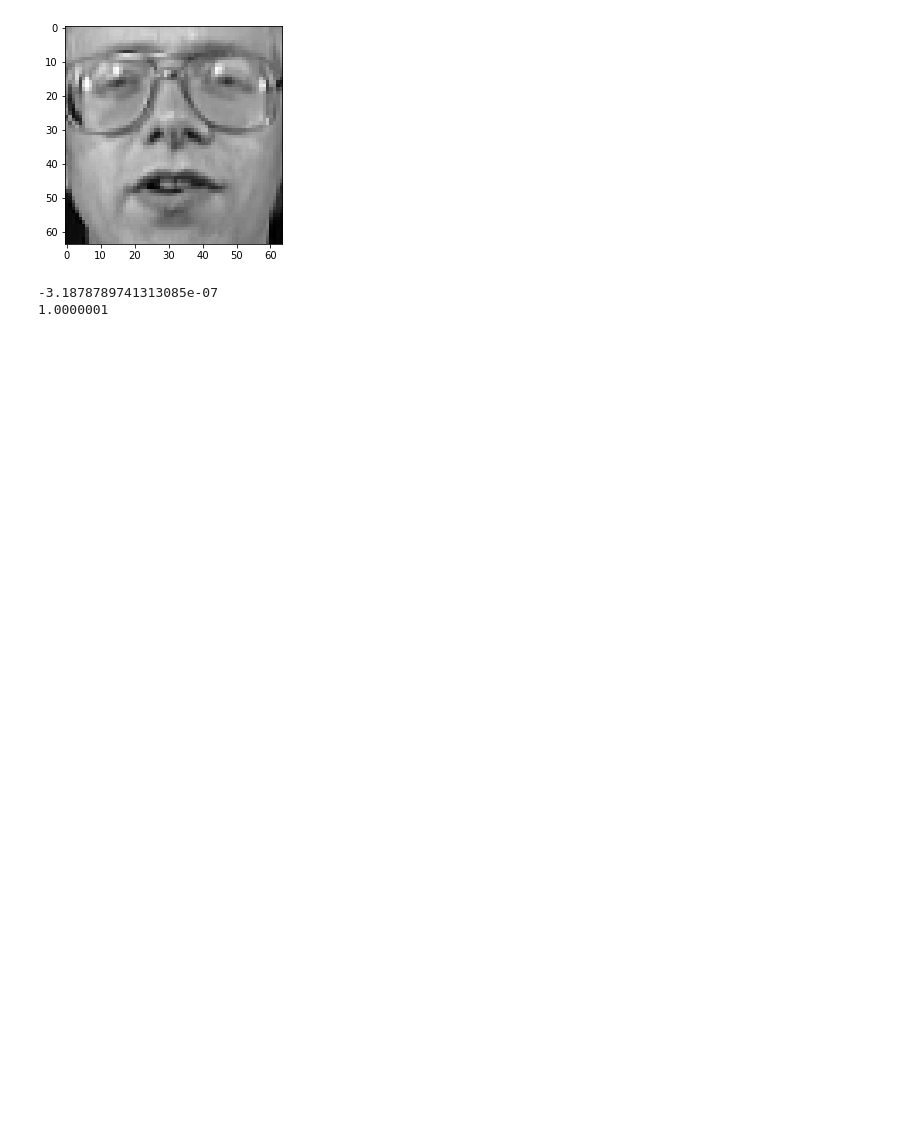
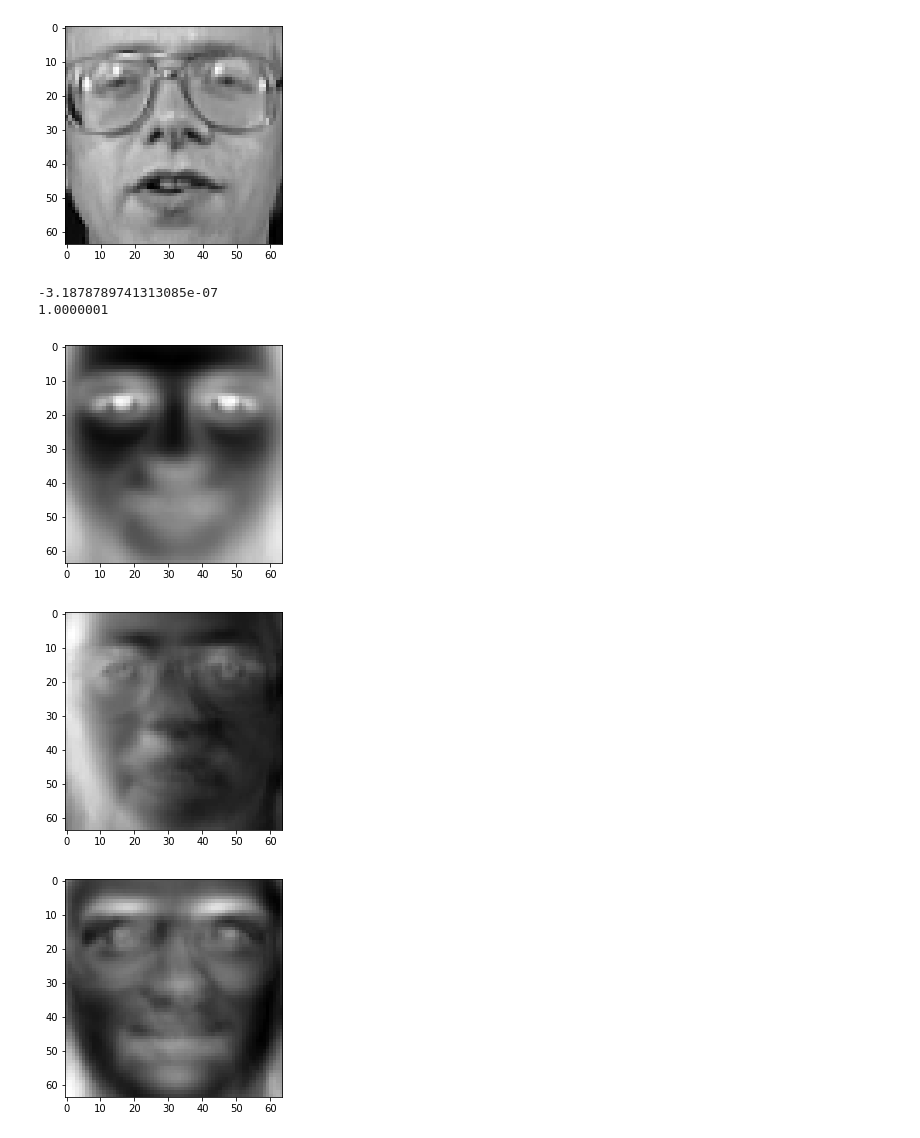
Before and after one commit to ishan-modi/image-reconstruction, a Jupyter notebook: image_reconstruction.ipynb, the cells around one changed output. Drawn from its saved outputs; the diff is of its cells as text; code cells hidden in the pictures; blank space fills up the shorter version.

```diff
--- a/image_reconstruction.ipynb
+++ b/image_reconstruction.ipynb
@@ -69,6 +83,10 @@ print(np.var(data[10]))
 # %%
 base_faces=[base_faces_dict[i] for i in list(base_faces_dict)[:3000]]
 # %%
-for i in range(25):
+for i in range(3):
     show_img(base_faces[i])
+# %% [output]
+[figure, added]
+[figure, added]
+[figure, added]
 # %%
```
Also changed, not shown: parts of 3 cells of this notebook.
